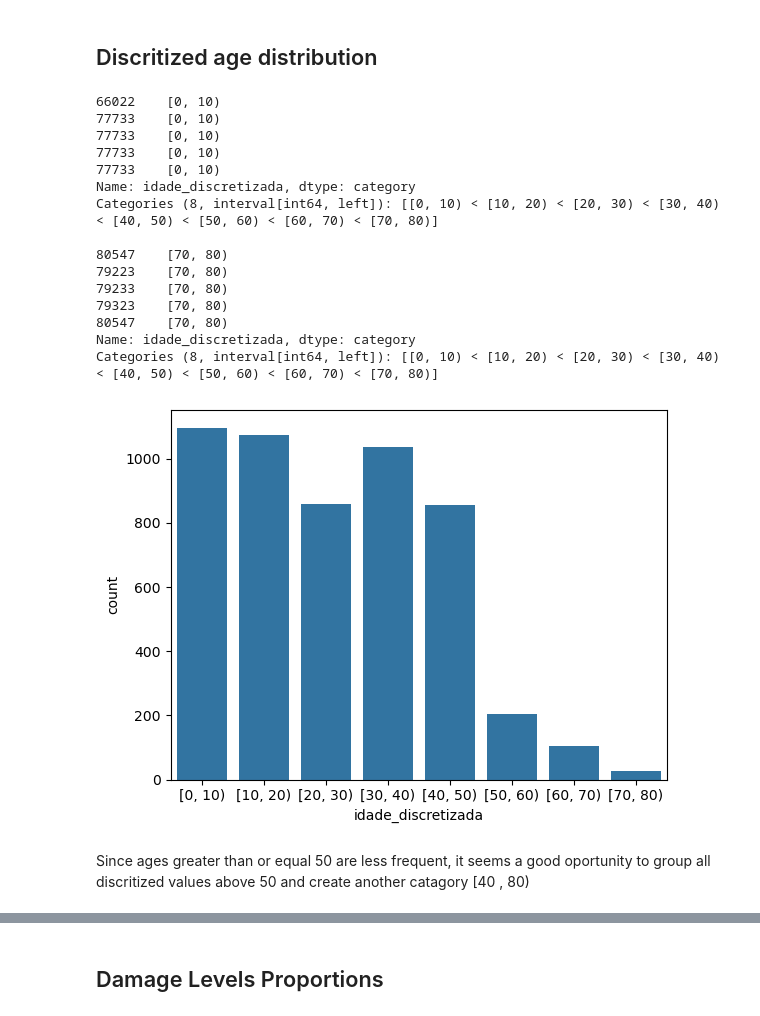
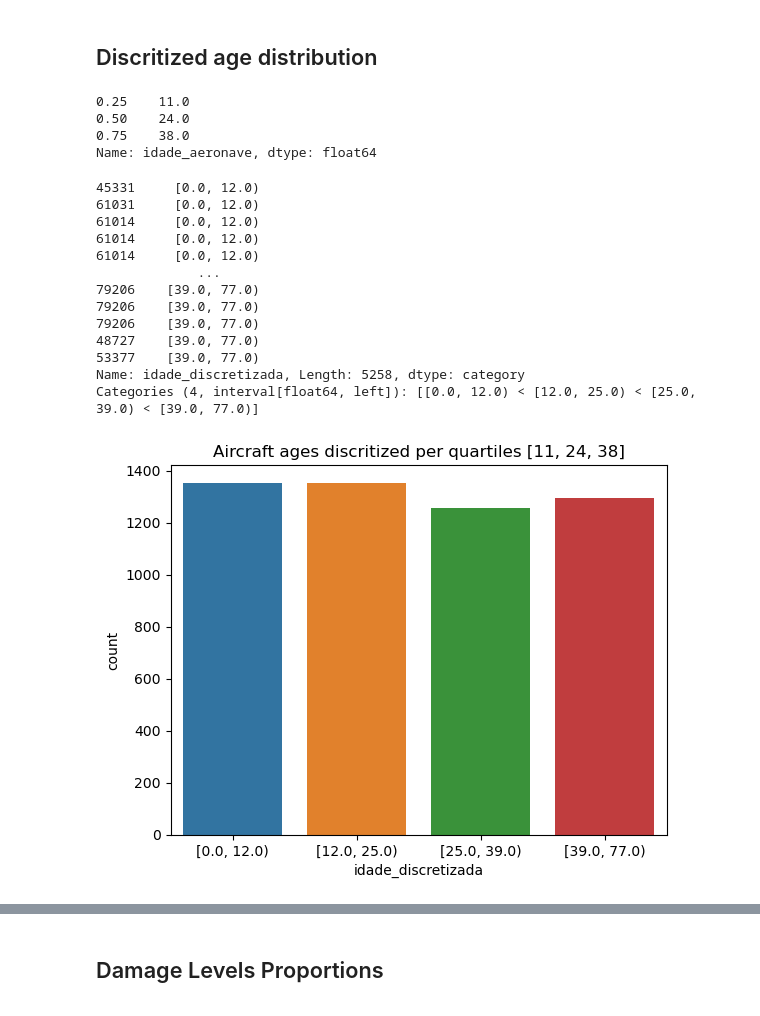
Before and after one commit to igor-diniz/MECD-Statistics, a Jupyter notebook: project1_statistics_fced.ipynb, the cells around one changed output, grey strips where cells are left out. Saved outputs shown, nothing was run; the diff lists cells and outputs as text; code cells hidden in the pictures.

```diff
--- a/project1_statistics_fced.ipynb
+++ b/project1_statistics_fced.ipynb
@@ -352,36 +352,43 @@ We can confirm with a 0.95% confindence level that older aircrafts tend to have
 # Damage level analysis
 # %% [markdown]
 ## Discritized age distribution
+# %%
+quartiles = dados["idade_aeronave"].quantile([0.25, 0.5, 0.75])
+quartiles
+# %% [output]
+0.25    11.0
+0.50    24.0
+0.75    38.0
+Name: idade_aeronave, dtype: float64
 # %%
 # implementing discretization for the aircraft age
-age_max = dados["idade_aeronave"].max()
+age_max = dados["idade_aeronave"].max() + 1
+intervals = [0]
+intervals.extend(quartiles.values + 1)     # +1 because the upper limit of intervals is opend
+intervals.append(age_max)
+
 dados["idade_aeronave"] = dados["idade_aeronave"].astype(int)
-dados["aeronave_nivel_dano"].value_counts(normalize=True)
 
-dados["idade_discretizada"] = pd.cut(dados["idade_aeronave"], bins=range(0, int(age_max) + 10, 10), right=False)
-print(dados["idade_discretizada"].sort_values().head())
-print()
-print(dados["idade_discretizada"].sort_values().tail())
+dados["idade_discretizada"] = pd.cut(dados["idade_aeronave"], bins=intervals, right=False)
+
+dados["idade_discretizada"].sort_values()
 # %% [output]
-66022    [0, 10)
-77733    [0, 10)
-77733    [0, 10)
-77733    [0, 10)
-77733    [0, 10)
-Name: idade_discretizada, dtype: category
-Categories (8, interval[int64, left]): [[0, 10) < [10, 20) < [20, 30) < [30, 40) < [40, 50) < [50, 60) < [60, 70) < [70, 80)]
-
-80547    [70, 80)
-79223    [70, 80)
-79233    [70, 80)
-79323    [70, 80)
-80547    [70, 80)
-Name: idade_discretizada, dtype: category
-Categories (8, interval[int64, left]): [[0, 10) < [10, 20) < [20, 30) < [30, 40) < [40, 50) < [50, 60) < [60, 70) < [70, 80)]
+45331     [0.0, 12.0)
+61031     [0.0, 12.0)
+61014     [0.0, 12.0)
+61014     [0.0, 12.0)
+61014     [0.0, 12.0)
+             ...
+79206    [39.0, 77.0)
+79206    [39.0, 77.0)
+79206    [39.0, 77.0)
+48727    [39.0, 77.0)
+53377    [39.0, 77.0)
+Name: idade_discretizada, Length: 5258, dtype: category
+Categories (4, interval[float64, left]): [[0.0, 12.0) < [12.0, 25.0) < [25.0, 39.0) < [39.0, 77.0)]
 # %%
 sns.countplot(data=dados, x="idade_discretizada")
+plt.title("Aircraft ages discritized per quartiles [11, 24, 38]")
 plt.show()
 # %% [output]
-[figure, old version]
+[figure, new version]
-# %% [markdown]
-Since ages greater than or equal 50 are less frequent, it seems a good oportunity to group all discritized values above 50 and create another catagory [40 , 80)
```
Also changed, not shown: parts of 58 cells of this notebook.
